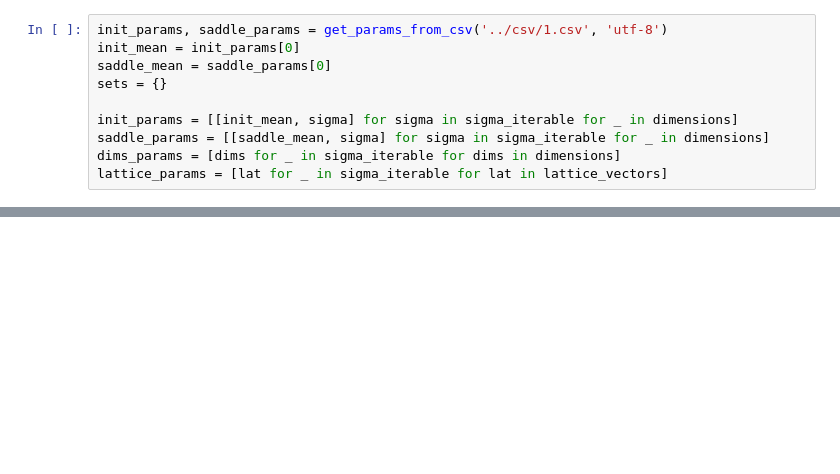
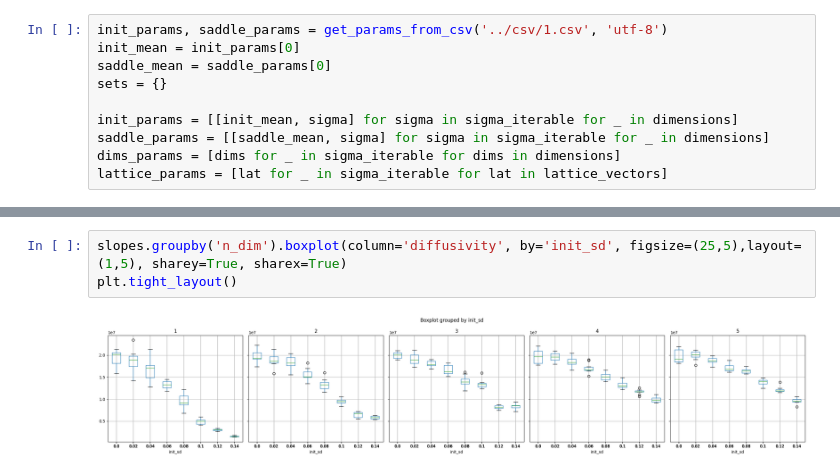
Before and after one commit to MUEXLY/orthogonal_sampling_kmc, a Jupyter notebook: notebooks/manyv2.ipynb, the cells around one changed output, grey strips where cells are left out. Saved outputs shown, nothing was run; the diff lists cells and outputs as text; blank space fills up the shorter version.

```diff
--- a/notebooks/manyv2.ipynb
+++ b/notebooks/manyv2.ipynb
@@ -184,0 +109,5 @@ for i in [sigma_iterable[x] for x in range(0, len(sigma_iterable), 1)]:
+# %%
+slopes.groupby('n_dim').boxplot(column='diffusivity', by='init_sd', figsize=(25,5),layout=(1,5), sharey=True, sharex=True)
+plt.tight_layout()
+# %% [output]
+[figure, added]
```
Also changed, not shown: parts of 16 cells of this notebook, 1 other file.
